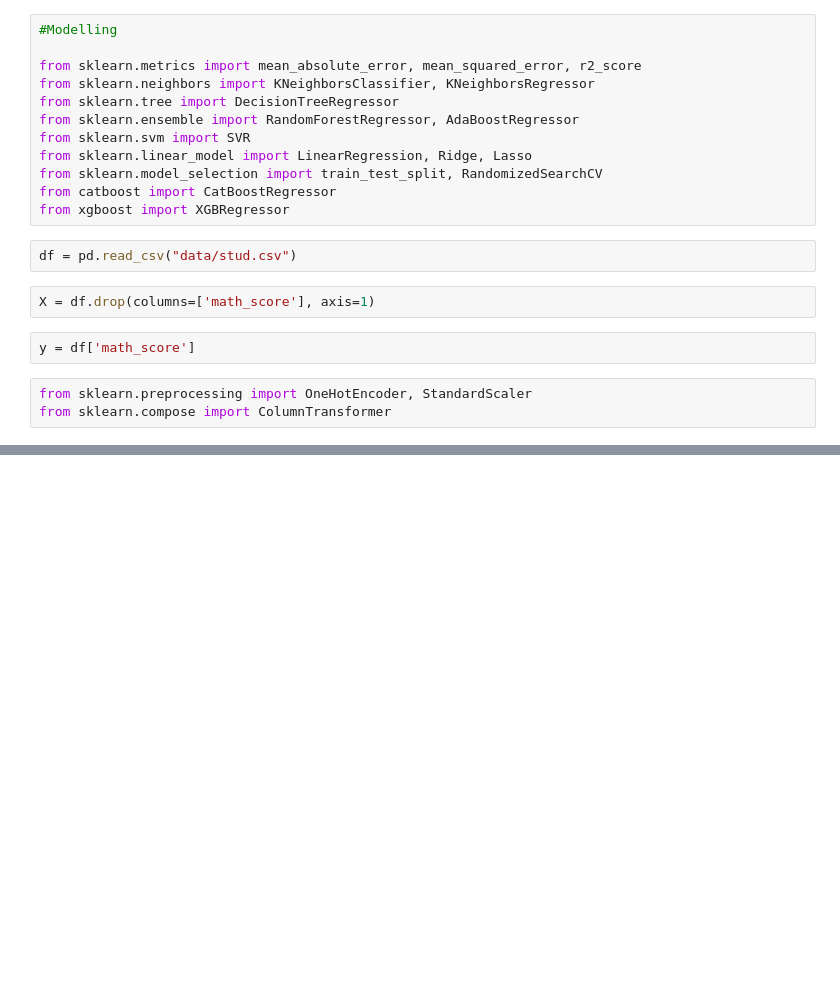
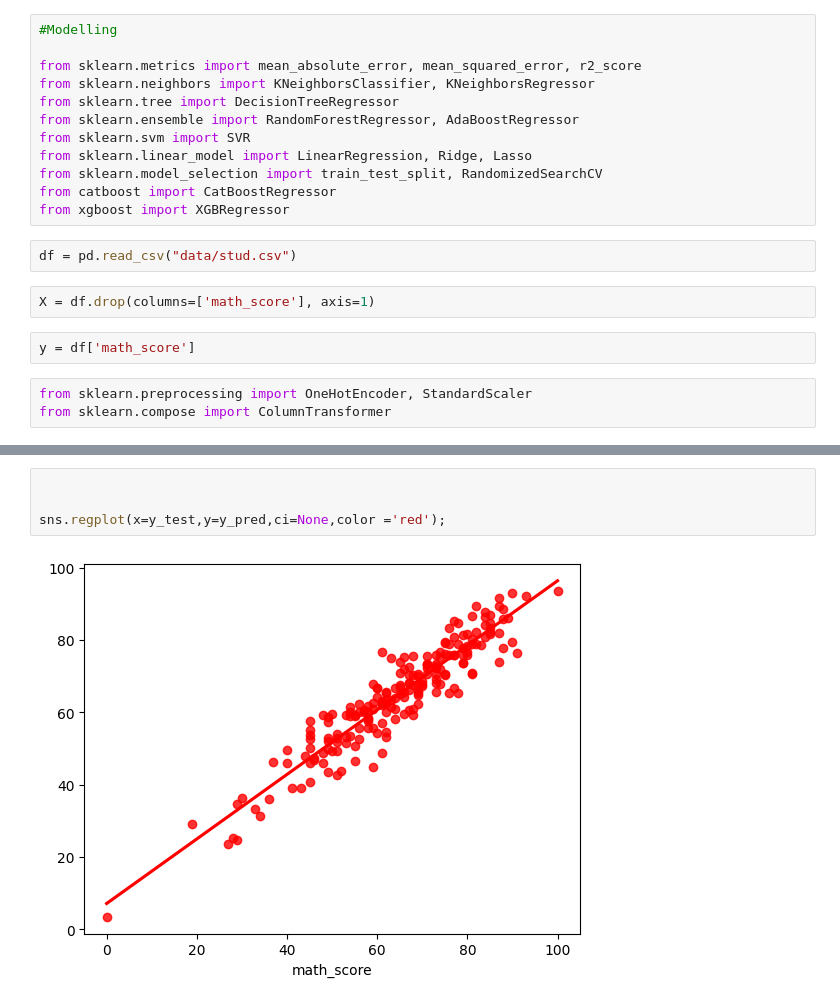
Before and after one commit to nikhilbme/mlprojects, a Jupyter notebook: notebook/model_training.ipynb, the cells around one changed output, grey strips where cells are left out. Cells and saved outputs as stored; diff of their text form; blank space fills up the shorter version.

```diff
--- a/notebook/model_training.ipynb
+++ b/notebook/model_training.ipynb
@@ -29,0 +173,6 @@ from sklearn.compose import ColumnTransformer
+# %%
+
+
+sns.regplot(x=y_test,y=y_pred,ci=None,color ='red');
+# %% [output]
+[figure, added]
```
Also changed, not shown: parts of 15 cells of this notebook.
